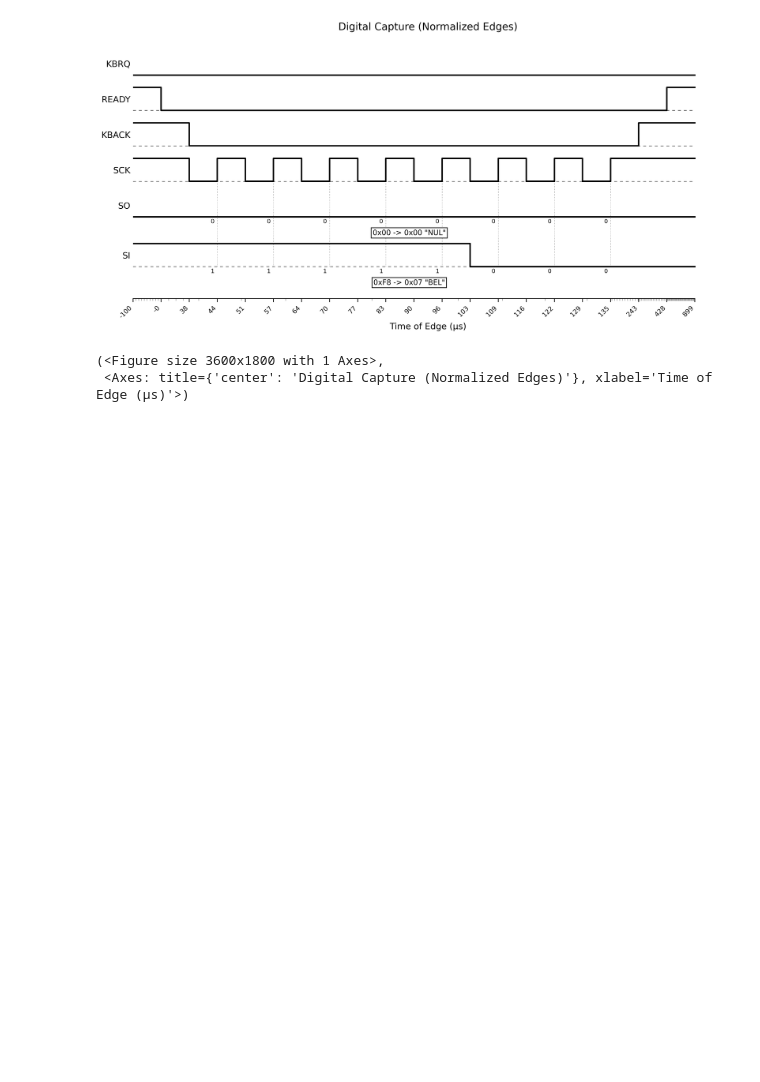
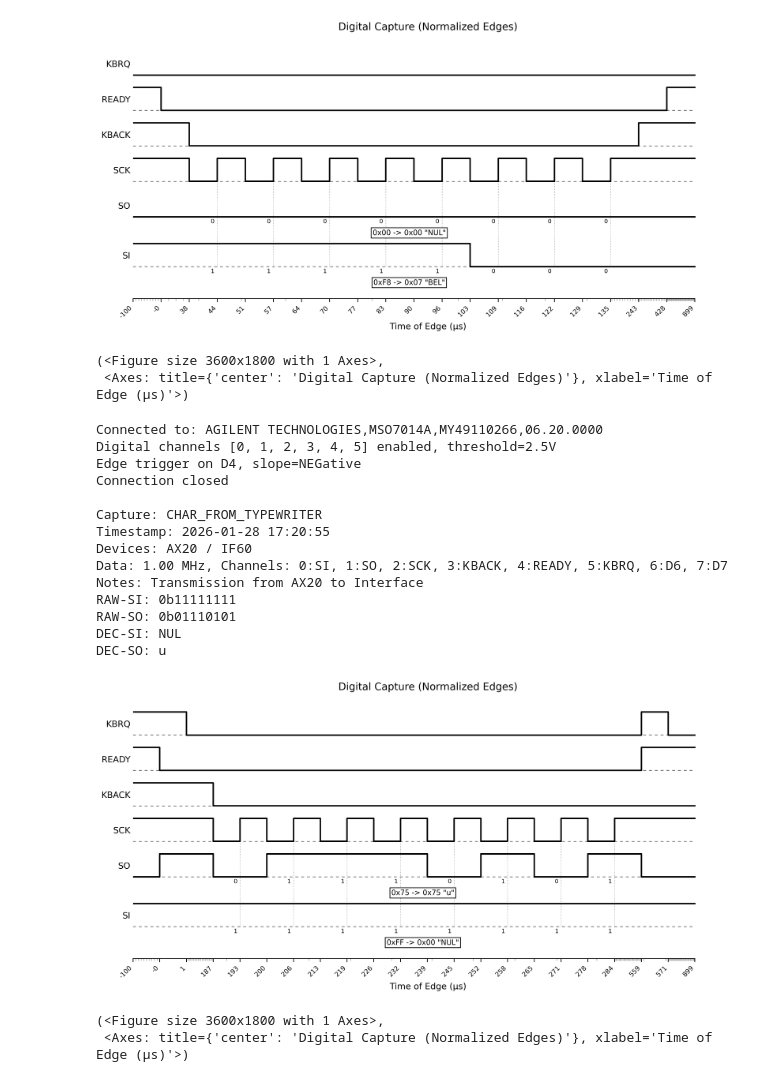
Before and after one commit to LooksLikeThomas/brother-serial-interface-adapter, a Jupyter notebook: protocol-analysis/measure_AX20_IF60.ipynb, the cells around one changed output. Drawn from its saved outputs; the diff is of its cells as text; code cells hidden in the pictures; blank space fills up the shorter version.

Commit message:
✨ Add Captures from AX20 to IF60 back a single char

```diff
--- a/protocol-analysis/measure_AX20_IF60.ipynb
+++ b/protocol-analysis/measure_AX20_IF60.ipynb
@@ -499,3 +499,77 @@ DEC-SO: NUL
 [figure]
 (<Figure size 3600x1800 with 1 Axes>,
  <Axes: title={'center': 'Digital Capture (Normalized Edges)'}, xlabel='Time of Edge (µs)'>)
+# %%
+# Capture Char from typewriter to IF60
+# START WITH INTERFACE IN DESELECTED STATE AND TYPEWRITER POWERED OFF AND ON BEFORE!
+NAME = "CHAR_FROM_TYPEWRITER"
+INFO = "Transmission from AX20 to Interface"
+
+with setup_scope(time_scale=1e-4, delay=4e-4, trigger_slope="NEGative") as scope:
+    with serial.Serial(
+        port='/dev/ttyUSB0',
+        baudrate=9600,
+        bytesize=serial.EIGHTBITS,    # Data Bits: 8
+        stopbits=serial.STOPBITS_ONE, # Stop Bits: 1
+        parity=serial.PARITY_NONE,    # Parity: None
+        rtscts=True,                  # Hardware handshake
+        timeout=1
+    ) as con:
+
+        # Arm the trigger (non-blocking)
+        scope.arm_trigger()
+        time.sleep(5)
+
+        # Read the captured data
+        time_data, packed, channel_data = scope.read_current_pod_data(pod=1, mode='NORMal')
+
+# Create structured Capture with metadata
+capture = Capture.from_scope_data(
+    time_data, packed, channel_data,
+    typewriter=TYPEWRITER,
+    interface=INTERFACE,
+    name=NAME,
+    info=INFO,
+    keyboard_setting=KEYBOARD,
+    interface_dip_switches=DIP_SWITCHES
+)
+
+# Print Captrure Info
+print(f"\n{capture.get_info()}")
+# Save Capture to file
+# filepath = capture.save(directory=f"./signal_captures/{TYPEWRITER}_{INTERFACE}")
+# print(f"Saved to: {filepath}\n")
+
+# Decode and Debounce Raw Bits
+raw_decoder = RawDecoder(channel_data, time_data)
+raw_si: RawDecodeResult = raw_decoder.decode(data_ch=0)
+raw_so: RawDecodeResult = raw_decoder.decode(data_ch=1)
+print(f"RAW-SI: {raw_si}\nRAW-SO: {raw_so}")
+
+decoded_si = BrotherSerialDecoder(raw_si).decode()
+decoded_so = BrotherSerialDecoder(raw_so).decode()
+print(f"DEC-SI: {decoded_si}\nDEC-SO: {decoded_so}")
+
+# Plot with annotations
+annotations = (decoded_si.to_annotations(include_bits=True) + decoded_so.to_annotations(include_bits=True))
+
+# plot_digital(time_data, channel_data)
+plot_digital_normalized(time_data, channel_data, annotations=annotations)
+# %% [output]
+Connected to: AGILENT TECHNOLOGIES,MSO7014A,MY49110266,06.20.0000
+Digital channels [0, 1, 2, 3, 4, 5] enabled, threshold=2.5V
+Edge trigger on D4, slope=NEGative
+Connection closed
+
+Capture: CHAR_FROM_TYPEWRITER
+Timestamp: 2026-01-28 17:20:55
+Devices: AX20 / IF60
+Data: 1.00 MHz, Channels: 0:SI, 1:SO, 2:SCK, 3:KBACK, 4:READY, 5:KBRQ, 6:D6, 7:D7
+Notes: Transmission from AX20 to Interface
+RAW-SI: 0b11111111
+RAW-SO: 0b01110101
+DEC-SI: NUL
+DEC-SO: u
+[figure, added]
+(<Figure size 3600x1800 with 1 Axes>,
+ <Axes: title={'center': 'Digital Capture (Normalized Edges)'}, xlabel='Time of Edge (µs)'>)
```
